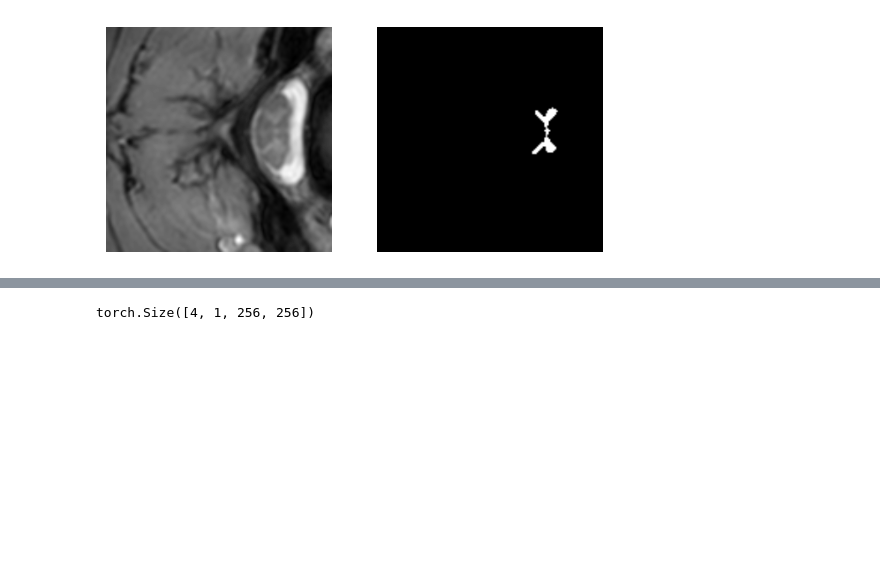
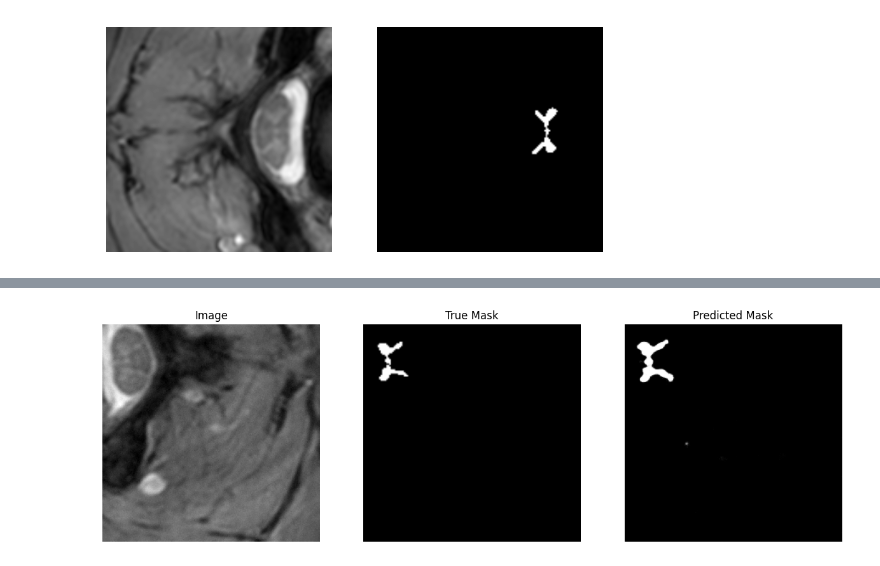
Before and after one commit to Clement1103/data_science_projects, a Jupyter notebook: DL_projects/spinal_cord_segmentation/gray_matter_segmentation.ipynb, the cells around one changed output, grey strips where cells are left out. Cells and saved outputs as stored; diff of their text form; code cells hidden in the pictures; blank space fills up the shorter version.

```diff
--- a/DL_projects/spinal_cord_segmentation/gray_matter_segmentation.ipynb
+++ b/DL_projects/spinal_cord_segmentation/gray_matter_segmentation.ipynb
@@ -498,7 +507,13 @@ class IoU_loss(nn.Module):
         union = torch.sum(pred_flat + mask_flat) - intersection
 
         return 1 - ((intersection + 1e-6 )/ (union + 1e-6))
+# %%
+def compute_iou(pred_mask, true_mask):
+    intersection = torch.sum(pred_mask * true_mask)
+    union = torch.sum(pred_mask) + torch.sum(true_mask) - intersection
+    return (intersection + 1e-6) / (union + 1e-6)
 # %%
 device = torch.device("cuda" if torch.cuda.is_available() else "cpu")
+print(device)
 model = U_net_model()
-model = model.to(device)
+model.to(device)
@@ -548,2 +737,2 @@ def train_model(model, train_dataloader, val_dataloader, epochs):
 # %%
-model, x, y = train_model(model, dataloader_train, dataloader_val, epochs = 1)
+model, train_losses, val_losses, train_ious, val_ious = train_model(model, dataloader_train, dataloader_val, epochs=150)
@@ -550,4 +756,0 @@ model, x, y = train_model(model, dataloader_train, dataloader_val, epochs = 1)
-# %%
-for batch in dataloader_train:
-    image, mask = batch
-    break
@@ -556,4 +757,29 @@ pred_batch = model.forward(image)
-# %%
-pred_batch.shape
-# %% [output]
-torch.Size([4, 1, 256, 256])
+# %%
+with torch.no_grad():
+    for batch in dataloader_test:
+        images, masks = batch
+        images, masks = images.to(device), masks.to(device)
+
+        outputs = model(images)
+
+        output_probs = torch.sigmoid(outputs)
+
+        fig, ax = plt.subplots(1, 3, figsize=(15, 5))
+        ax[0].imshow(images[0].cpu().numpy().transpose(1, 2, 0), cmap='gray')
+        ax[0].set_title('Image')
+        ax[0].axis('off')
+
+        ax[1].imshow(masks[0].cpu().numpy(), cmap='gray')
+        ax[1].set_title('True Mask')
+        ax[1].axis('off')
+
+        ax[2].imshow(output_probs[0][0].cpu().numpy(), cmap='gray')
+        ax[2].set_title('Predicted Mask')
+        ax[2].axis('off')
+
+        plt.show()
+
+
+        break
+# %% [output]
+[figure, added]
```
Also changed, not shown: parts of 17 cells of this notebook.
